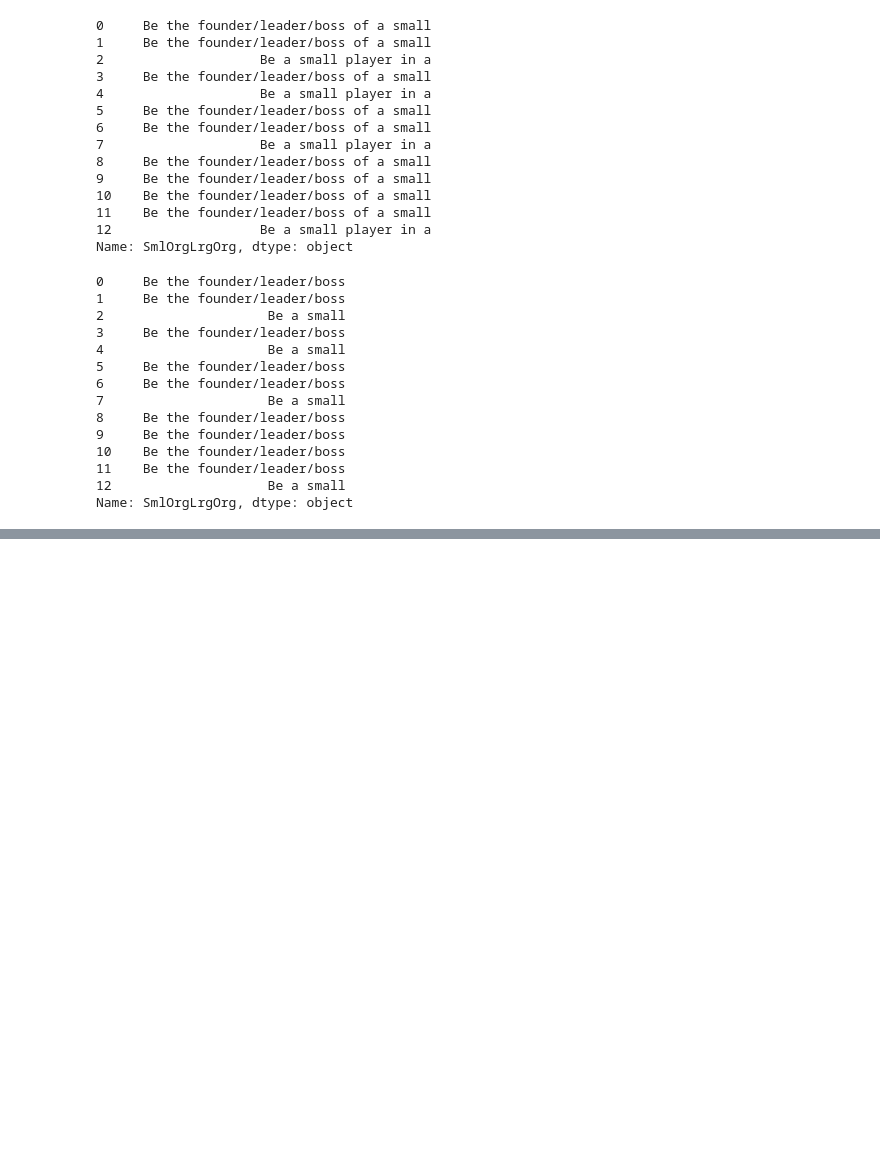
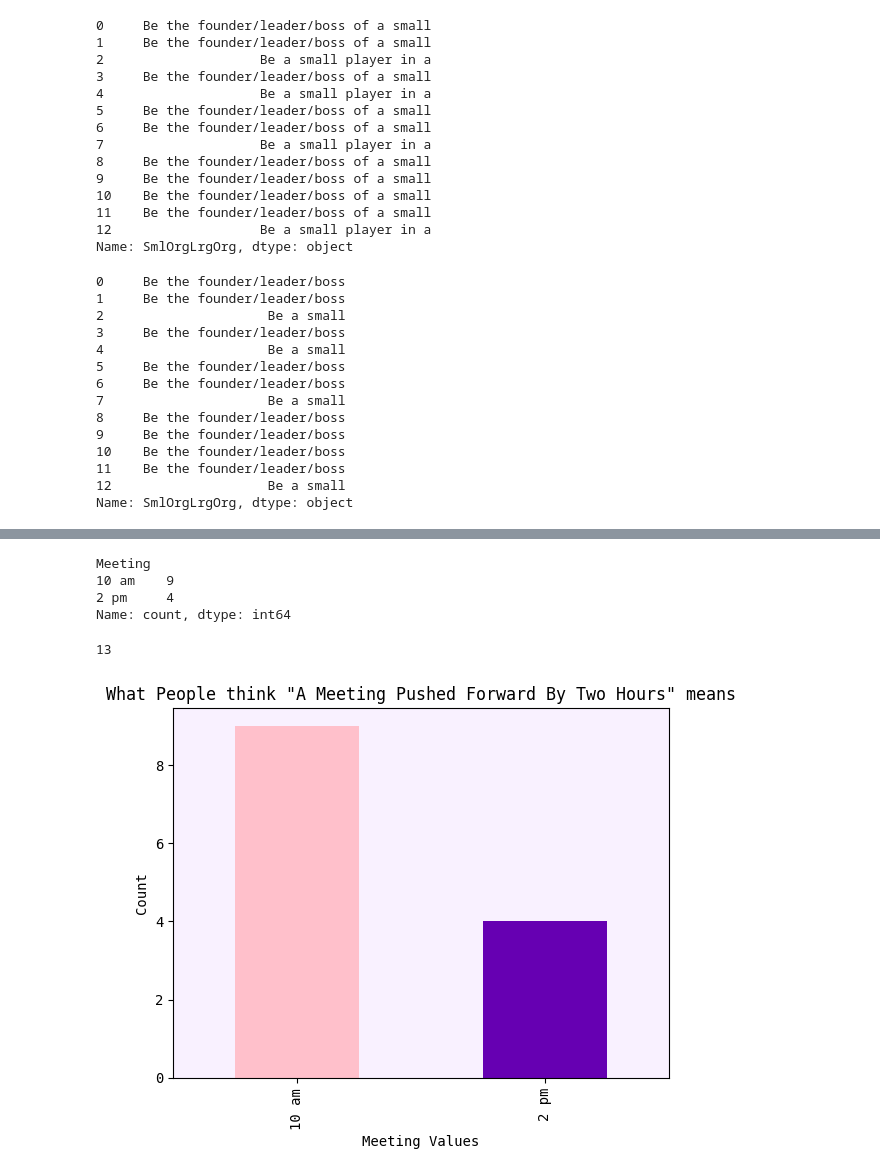
Before and after one commit to jessie-a-liang/data-homework, a Jupyter notebook: Responses.ipynb, the cells around one changed output, grey strips where cells are left out. Drawn from its saved outputs; the diff is of its cells as text; code cells hidden in the pictures; blank space fills up the shorter version.

```diff
--- a/Responses.ipynb
+++ b/Responses.ipynb
@@ -299,0 +282,2 @@ Name: SmlOrgLrgOrg, dtype: object
+# %%
+Responses['Meeting'] = Responses['Wednesday’s noon meeting has been moved forward by two hours. When is the meeting?'])
@@ -299,0 +301,14 @@ Name: SmlOrgLrgOrg, dtype: object
+# %%
+# i want to display this as a graph
+Responses.Meeting.value_counts()
+# %% [output]
+Meeting
+10 am    9
+2 pm     4
+Name: count, dtype: int64
+# %%
+# didn't work, trying to get the value counts of ppl that chose 2 pm
+two = len(Responses['Meeting'] == '2 pm')
+two
+# %% [output]
+13
@@ -299,0 +320,21 @@ Name: SmlOrgLrgOrg, dtype: object
+# %%
+# more people think 2 hours forward from noon is 10 am than 2 pm
+# “If you think that it got moved to 2 p.m., that means you have the ego-moving perspective of time,” Brown says. “You see yourself as moving forward through time.”
+
+# “If you now think the meeting is at 10 a.m., this means you have the time-moving perspective of time,” Brown continues. “You see yourself as stagnant and as time moving forward towards you.“
+
+# How we view time also reflects how we talk about time. For example, if you have an ego-moving perspective of time, you might say things like, “We are approaching the deadline” rather than someone with a time-moving perspective who might say, “The deadline is approaching.”
+
+meeting_counts = Responses.Meeting.value_counts()
+
+meeting_counts.plot(kind='bar', color=['pink', '#6600B2'])
+
+plt.gca().set_facecolor('#F9F1FF')
+
+plt.xlabel('Meeting Values')
+plt.ylabel('Count')
+plt.title('What People think "A Meeting Pushed Forward By Two Hours" means')
+
+plt.show()
+# %% [output]
+[figure, added]
```
Also changed, not shown: parts of 46 cells of this notebook.
